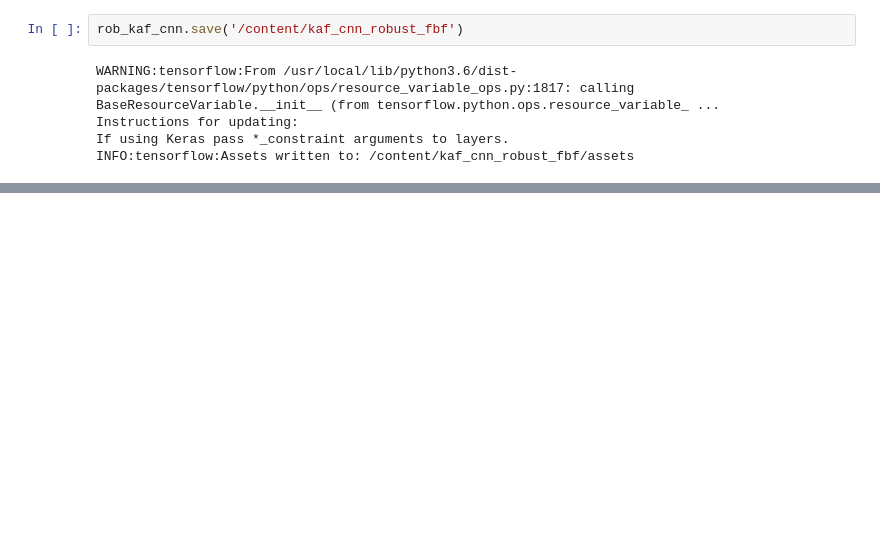
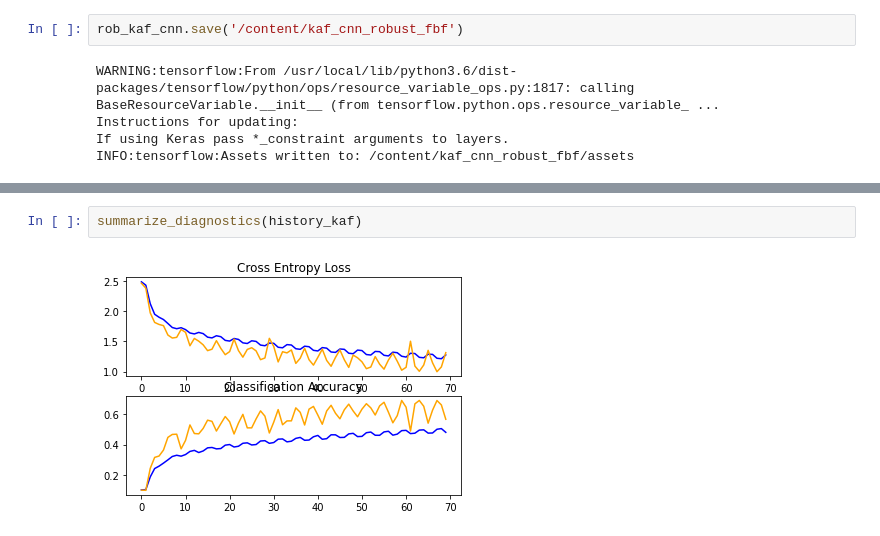
Before and after one commit to arbiter1elegantiae/kaf-nets, a Jupyter notebook: FBFAdversarial_Training_KafNet.ipynb, the cells around one changed output, grey strips where cells are left out. Saved outputs shown, nothing was run; the diff lists cells and outputs as text; blank space fills up the shorter version.

```diff
--- a/FBFAdversarial_Training_KafNet.ipynb
+++ b/FBFAdversarial_Training_KafNet.ipynb
@@ -225,3 +217,7 @@ files.download('/content/kaf_cnn_robust_fbf.zip')
 # %% [output]
 [interactive output not drawn]
 [interactive output not drawn]
+# %%
+summarize_diagnostics(history_kaf)
+# %% [output]
+[figure, added]
```
Also changed, not shown: parts of 6 cells of this notebook.
